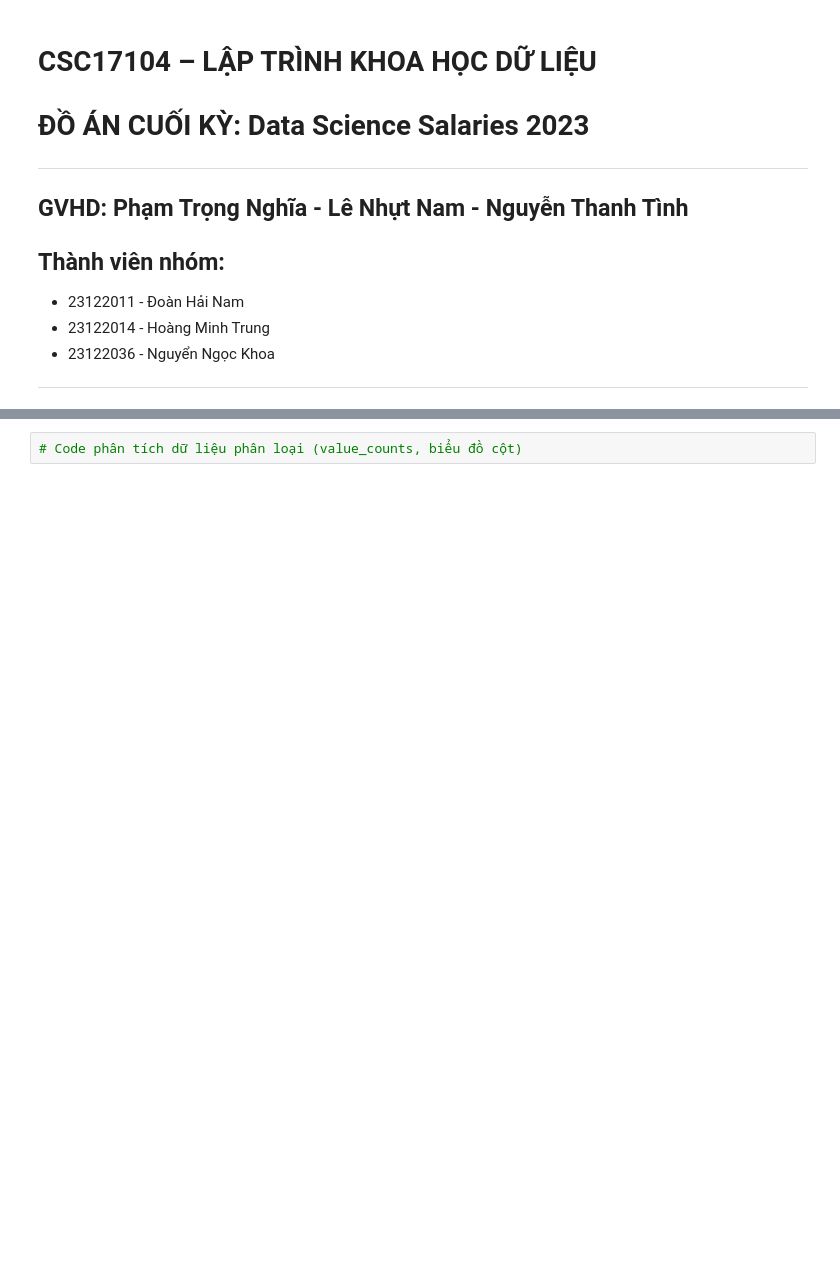
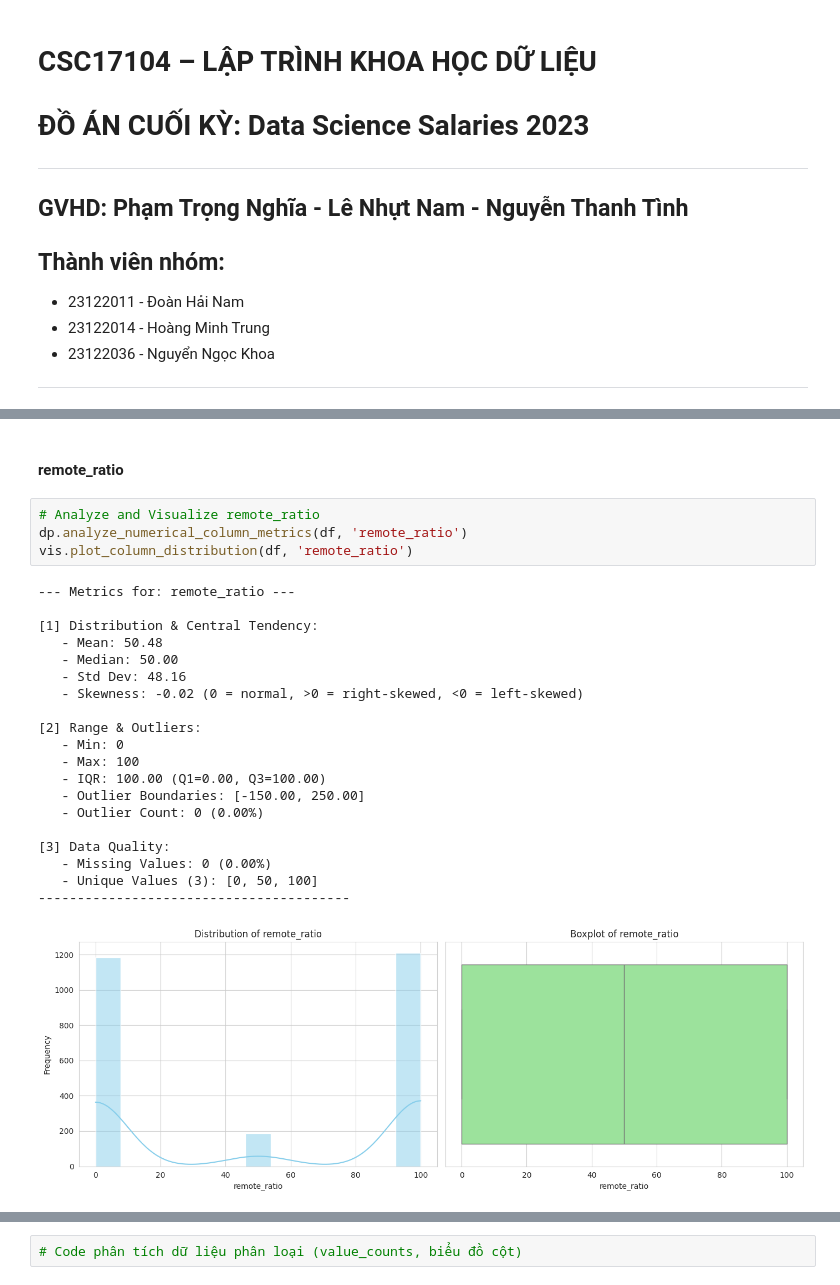
Before and after one commit to Trung0Minh/CSC17104_2025_Final_Project, a Jupyter notebook: DataScienceSalaries2023.ipynb, the cells around one changed output, grey strips where cells are left out. Drawn from its saved outputs; the diff is of its cells as text; blank space fills up the shorter version.

```diff
--- a/DataScienceSalaries2023.ipynb
+++ b/DataScienceSalaries2023.ipynb
@@ -118,0 +337,27 @@ import seaborn as sns
+# %% [markdown]
+#### **remote_ratio**
+# %%
+# Analyze and Visualize remote_ratio
+dp.analyze_numerical_column_metrics(df, 'remote_ratio')
+vis.plot_column_distribution(df, 'remote_ratio')
+# %% [output]
+--- Metrics for: remote_ratio ---
+
+[1] Distribution & Central Tendency:
+   - Mean: 50.48
+   - Median: 50.00
+   - Std Dev: 48.16
+   - Skewness: -0.02 (0 = normal, >0 = right-skewed, <0 = left-skewed)
+
+[2] Range & Outliers:
+   - Min: 0
+   - Max: 100
+   - IQR: 100.00 (Q1=0.00, Q3=100.00)
+   - Outlier Boundaries: [-150.00, 250.00]
+   - Outlier Count: 0 (0.00%)
+
+[3] Data Quality:
+   - Missing Values: 0 (0.00%)
+   - Unique Values (3): [0, 50, 100]
+----------------------------------------
+[figure, added]
```
Also changed, not shown: parts of 42 cells of this notebook, 5 other files.
